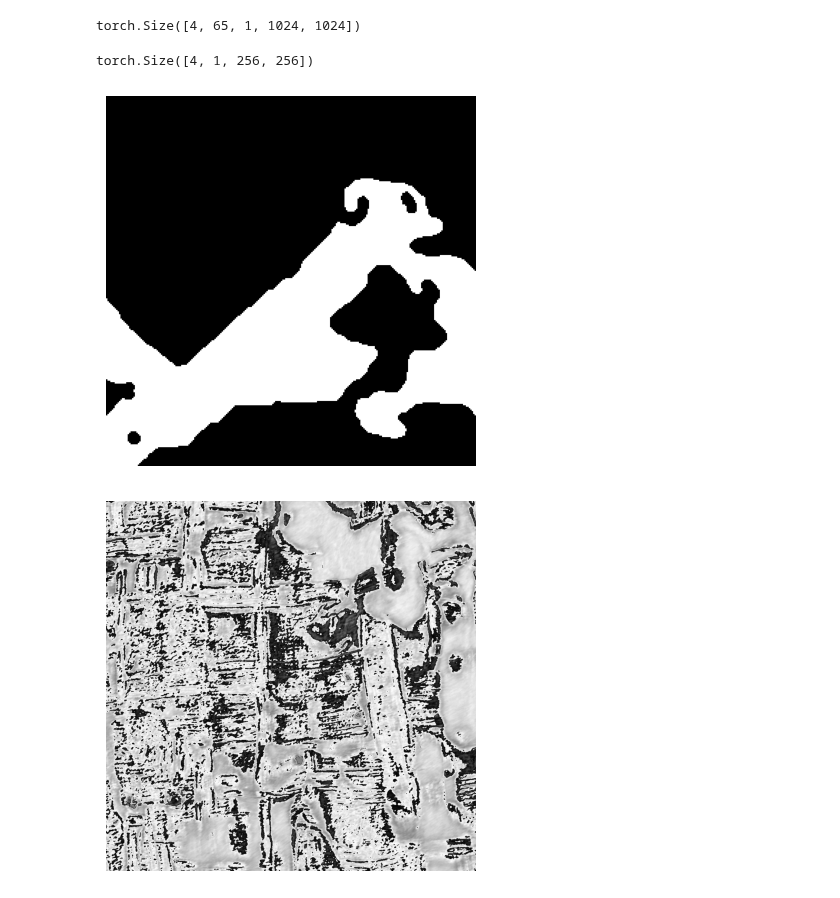
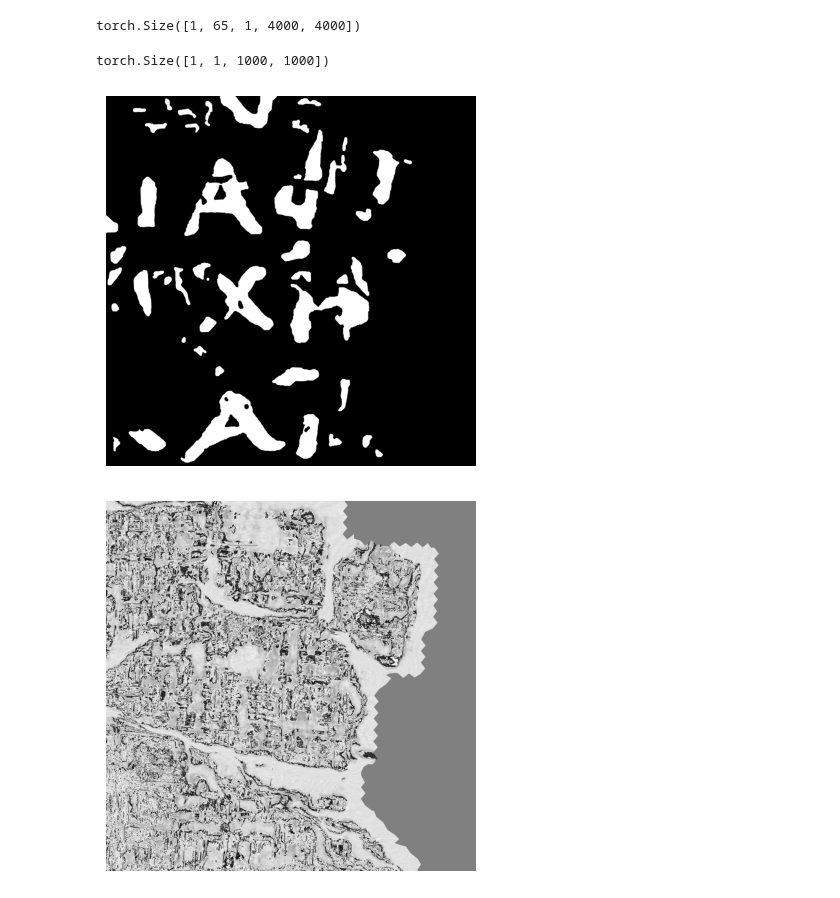
Before and after one commit to Wishmitha/Vesuvius, a Jupyter notebook: ink_detection/ink_detection_unet_full_size_to_256_with_transofrms_pretrainded_decoder.ipynb, the cells around one changed output. Saved outputs shown, nothing was run; the diff lists cells and outputs as text; code cells hidden in the pictures.

Commit message:
Implement image loader with random crops which consider the image mask

```diff
--- a/ink_detection/ink_detection_unet_full_size_to_256_with_transofrms_pretrainded_decoder.ipynb
+++ b/ink_detection/ink_detection_unet_full_size_to_256_with_transofrms_pretrainded_decoder.ipynb
@@ -23,12 +32,18 @@ class LazyLoadDataset(Dataset):
         return len(self.samples)
 
     def __getitem__(self, idx):
-        surface_volume_paths, ink_label_path = self.samples[idx]
+        surface_volume_paths, ink_label_path, mask_path = self.samples[idx]
 
         # Generate a random crop location
         image_width, image_height = Image.open(surface_volume_paths[0]).size
-        x = random.randint(0, image_width - self.crop_size)
-        y = random.randint(0, image_height - self.crop_size)
+
+        x,y = 0,0
+
+        mask_image = Image.open(mask_path)
+
+        while mask_image.getpixel((x, y)) == 0:
+            x = random.randint(0, image_width - self.crop_size)
+            y = random.randint(0, image_height - self.crop_size)
 
         surface_volume_images = torch.stack([
             self.apply_crop_and_transform(path, x, y)
@@ -67,16 +82,17 @@ class CustomDataset(Dataset):
             if os.path.isdir(class_dir):
                 surface_volume_dir = os.path.join(class_dir, "surface_volume")
                 ink_label_path = os.path.join(class_dir, "inklabels.png")
+                mask_path = os.path.join(class_dir, "mask.png")
                 surface_volume_paths = [os.path.join(surface_volume_dir, filename) for filename in os.listdir(surface_volume_dir)]
-                self.samples.append((surface_volume_paths, ink_label_path))
+                self.samples.append((surface_volume_paths, ink_label_path, mask_path))
 
     def __len__(self):
         return len(self.samples)
 
     def __getitem__(self, idx):
-        surface_volume_paths, ink_label_path = self.samples[idx]
+        surface_volume_paths, ink_label_path, mask_path = self.samples[idx]
 
-        return surface_volume_paths, ink_label_path
+        return surface_volume_paths, ink_label_path, mask_path
 # %%
 # Define the root directory of your dataset
 root_dir = '../../Datasets/vesuvius-challenge-ink-detection/train_frag_split/'
@@ -88,11 +104,11 @@ transform = transforms.Compose([
 
 # Create the CustomDataset
 dataset = CustomDataset(root_dir)
-lazy_dataset = LazyLoadDataset(dataset.samples, transform=transform, crop_size=1024)
+lazy_dataset = LazyLoadDataset(dataset.samples, transform=transform, crop_size=4000)
 
 # Create DataLoader
-batch_size = 4
-train_loader = DataLoader(lazy_dataset, batch_size=batch_size, shuffle=True, pin_memory=True)
+batch_size = 1
+train_loader = DataLoader(lazy_dataset, batch_size=batch_size, shuffle=True)
 # %%
 # Get a batch of data from the DataLoader
 batch = next(iter(train_loader))
@@ -100,24 +116,24 @@ surface_volume_images, ink_label_images = batch
 # %%
 surface_volume_images.shape
 # %% [output]
-torch.Size([4, 65, 1, 1024, 1024])
+torch.Size([1, 65, 1, 4000, 4000])
 # %%
 ink_label_images.shape
 # %% [output]
-torch.Size([4, 1, 256, 256])
+torch.Size([1, 1, 1000, 1000])
 # %%
 # Display the grayscale image
-plt.imshow(ink_label_images[1][0], cmap="gray") #[batch][in_channel][width][hieght]
+plt.imshow(ink_label_images[0][0], cmap="gray") #[batch][in_channel][width][hieght]
 plt.axis("off")
 plt.show()
 # %% [output]
-[figure, old version]
+[figure, new version]
 # %%
 # Display the grayscale image
-plt.imshow(surface_volume_images[3][1][0], cmap="gray") #[batch][layer][in_channel][width][hieght]
+plt.imshow(surface_volume_images[0][0][0], cmap="gray") #[batch][layer][in_channel][width][hieght]
 plt.axis("off")
 plt.show()
 # %% [output]
-[figure, old version]
+[figure, new version]
 # %%
 from torch.utils.data import Subset
```
Also changed, not shown: parts of 1 cell of this notebook.
